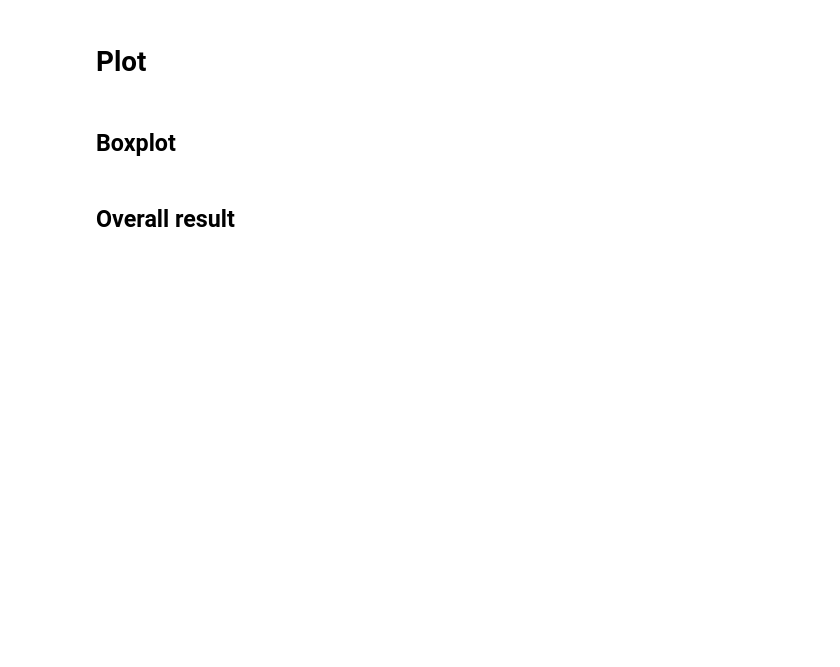
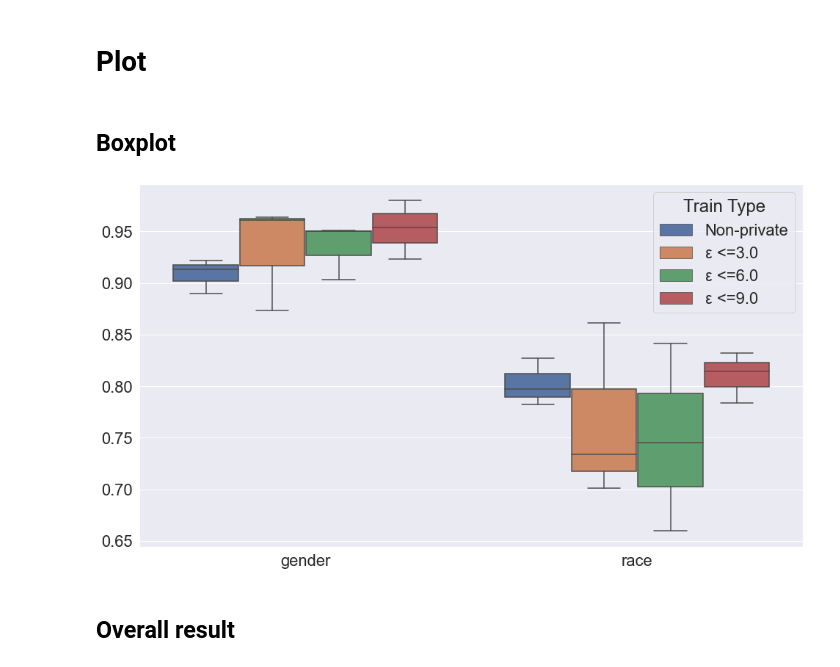
Before and after one commit to khairulislam/DP-on-NLP-Bias, a Jupyter notebook: src/ucberkeley/average results and plot.ipynb, the cells around one changed output. Saved outputs shown, nothing was run; the diff lists cells and outputs as text; code cells hidden in the pictures; blank space fills up the shorter version.

Commit message:
update model figures (#23)

```diff
--- a/src/ucberkeley/average results and plot.ipynb
+++ b/src/ucberkeley/average results and plot.ipynb
@@ -9,6 +9,7 @@ pd.set_option('display.max_columns', None)
 # notice that they have 'target_gender' or 'target_race' prefix, but we'll replace them later
 identities = ['men','women', 'white','black']
 categories = ['gender', 'race']
+figsize = (14,8)
 # %% [markdown]
 # Average bias and overall results
 # %% [markdown]
@@ -84,7 +85,7 @@ import matplotlib.pyplot as plt
 import seaborn as sns
 # Apply the default theme
 sns.set_theme()
-sns.set(font_scale = 1.5)
+sns.set(font_scale = 2)
 # %% [markdown]
 ## Boxplot
 # %%
@@ -98,7 +99,7 @@ metric= 'EqOdd'
 def key_map(key):
     if key=='None':
         return 'Non-private'
-    return f'Private (epsilon <={key})'
+    return f'ε <={key}'
 
 for category in categories:
     for key in bias_df_dict.keys():
@@ -110,10 +111,14 @@ for category in categories:
 
 df = pd.DataFrame(dictionary)
 # %%
-plt.figure(figsize=(14,6))
+plt.figure(figsize=figsize)
 sns.boxplot(x = 'Subgroup', y = 'Metric', hue='Train Type', data = df)
-plt.ylabel(metric)
+plt.xlabel('')
+plt.ylabel('')
+plt.tight_layout()
 plt.savefig(os.path.join(output_folder, 'eodds_boxplot.pdf'))
+# %% [output]
+[figure, added]
 # %%
 # grouped = df.groupby(['Train Type', 'Subgroup'])[['Metric']].agg('mean').reset_index()
 # plt.figure(figsize=(16,8))
```
Also changed, not shown: parts of 12 cells of this notebook, 38 other files.
